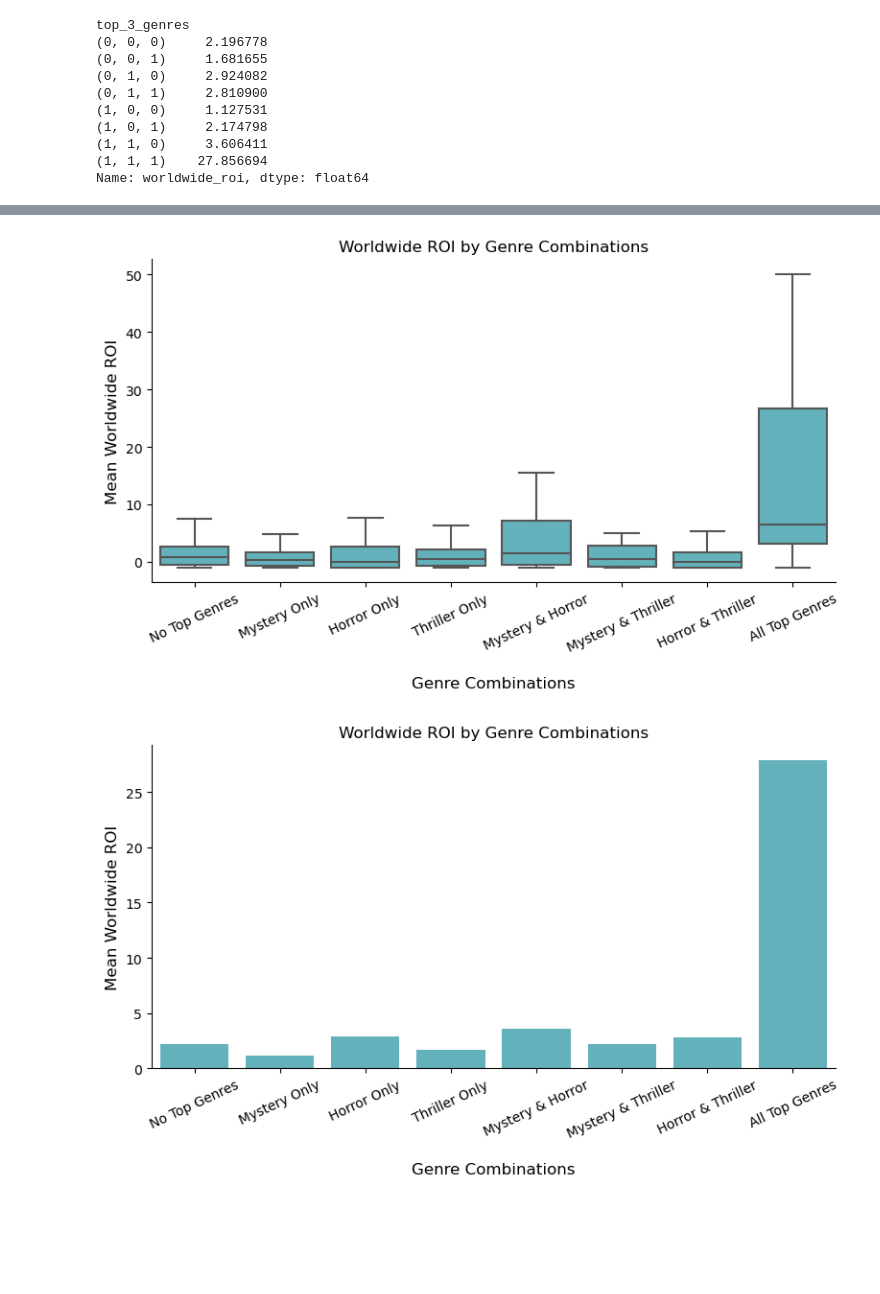
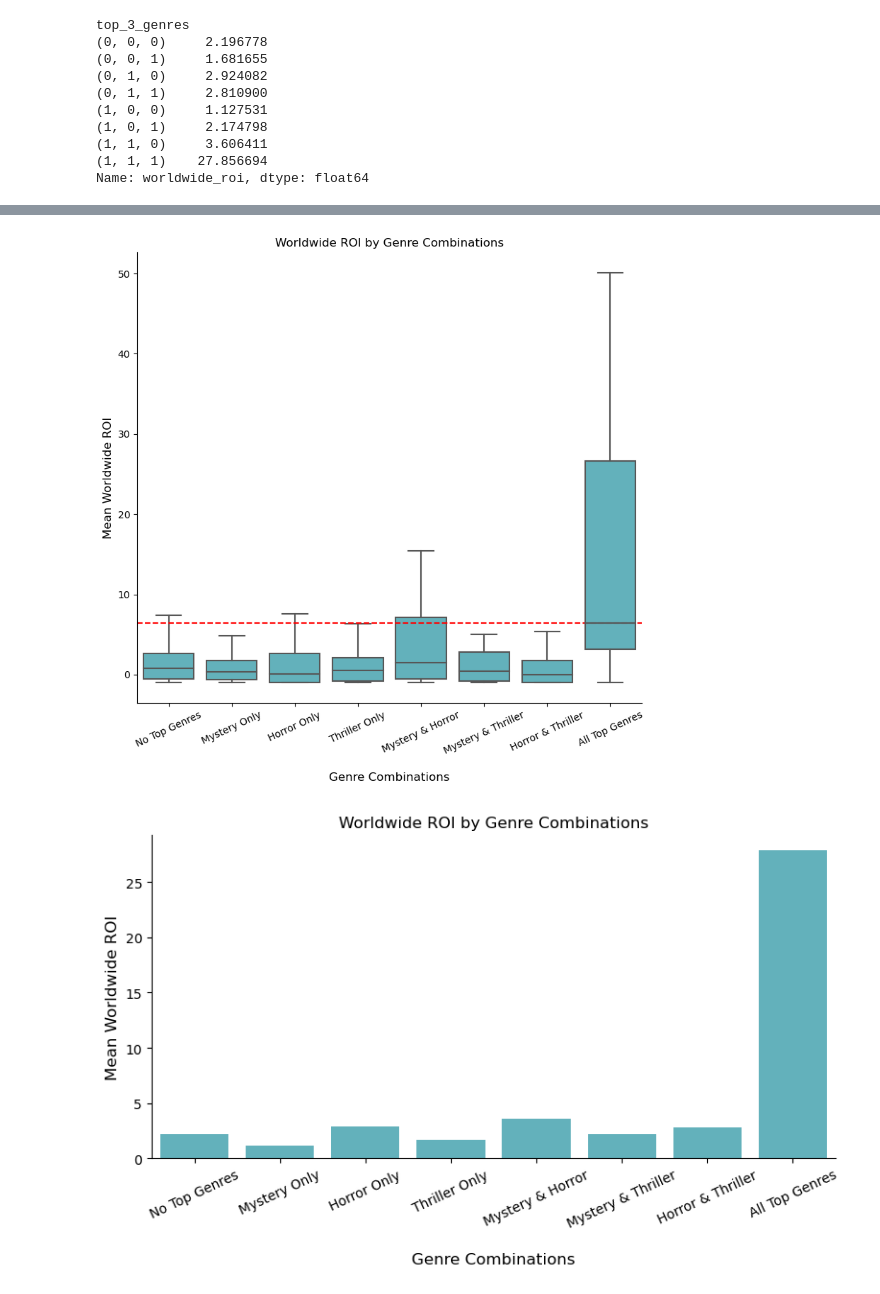
Before and after one commit to alihijazy/Data-Analysis-to-Maximize-ROI-in-the-Film-Industry, a Jupyter notebook: movie-analysis-eda.ipynb, the cells around one changed output, grey strips where cells are left out. Saved outputs shown, nothing was run; the diff lists cells and outputs as text; code cells hidden in the pictures; blank space fills up the shorter version.

```diff
--- a/movie-analysis-eda.ipynb
+++ b/movie-analysis-eda.ipynb
@@ -76,7 +76,7 @@ rt_t23 = df_imdb['runtime_minutes'].quantile(2/3)
 
 df_imdb['rt_cat']= df_imdb['runtime_minutes'].apply(lambda x: None if np.isnan(x)
                                                        else ('Short' if x <= rt_t13
-                                                             else ('Med' if x <= rt_t23 else 'Long')))
+                                                             else ('Medium' if x <= rt_t23 else 'Long')))
 # %%
 df_finance = pd.read_csv("zippedData/tn.movie_budgets.csv.gz")
 df_finance['release_date'] = pd.to_datetime(df_finance['release_date'])
@@ -313,23 +316,26 @@ Name: worldwide_roi, dtype: float64
 # %%
-plt.figure(figsize=(8, 5))
+plt.figure(figsize=(8, 8))
 
 ['Mystery', 'Horror', 'Thriller']
 
 order = [(0,0,0), (1,0,0), (0,1,0), (0,0,1), (1,1,0), (1,0,1), (0,1,1), (1,1,1)]
 labels = ['No Top Genres', 'Mystery Only', 'Horror Only', 'Thriller Only',
           'Mystery & Horror', 'Mystery & Thriller', 'Horror & Thriller', 'All Top Genres' ]
 
-sns.boxplot(data =df_merge, x='top_3_genres', y='worldwide_roi', order = order, showfliers=False, color='#54BDCA')
+sns.boxplot(data=df_merge, x='top_3_genres', y='worldwide_roi', order = order, showfliers=False, color='#54BDCA')
+
+all_top_med = df_merge[df_merge['top_3_genres'] == (1,1,1)]['worldwide_roi'].median()
+plt.axhline(all_top_med, linestyle = '--', color='r')
 plt.xticks(range(len(order)), labels, rotation=25)
 plt.xlabel('\nGenre Combinations', size=12)
 plt.ylabel('Mean Worldwide ROI', size=12)
 plt.title('Worldwide ROI by Genre Combinations')
 
 # Show the plot
 plt.tight_layout()
 sns.despine()
 # %% [output]
-[figure, old version]
+[figure, new version]
 # %%
 plt.figure(figsize=(8, 5))
 
```
Also changed, not shown: parts of 4 cells of this notebook, 1 other file.
